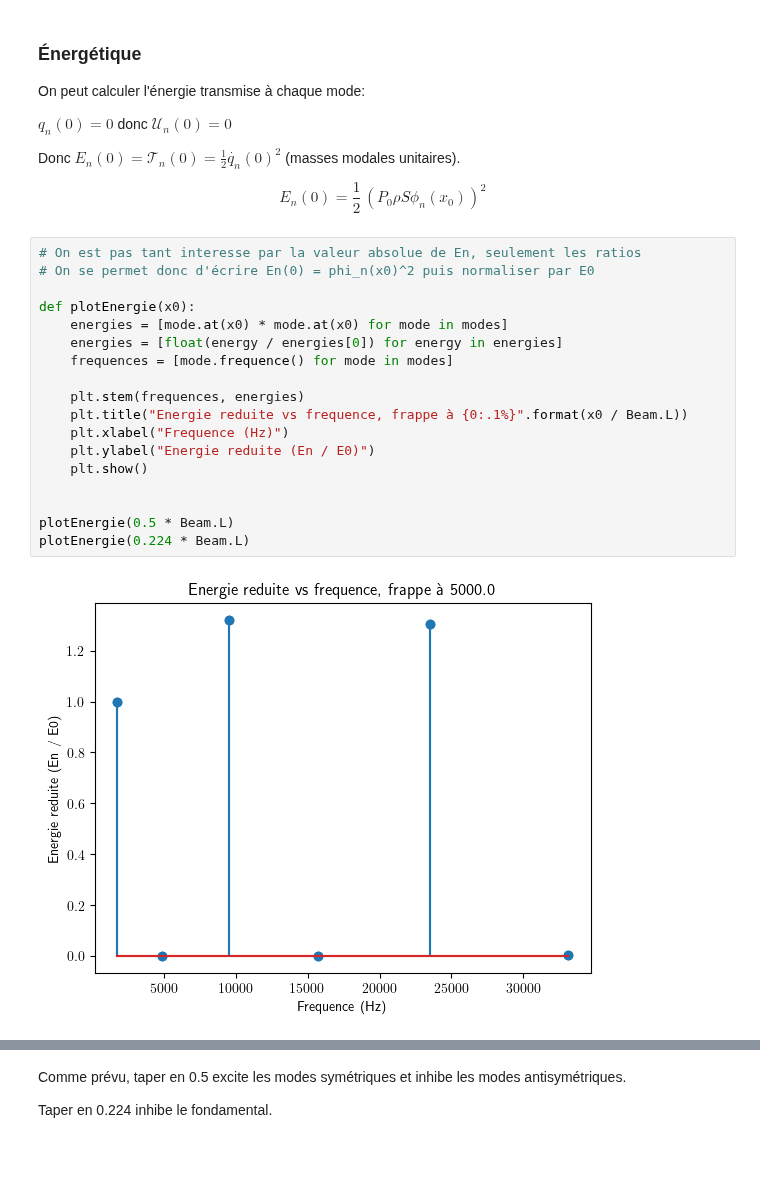
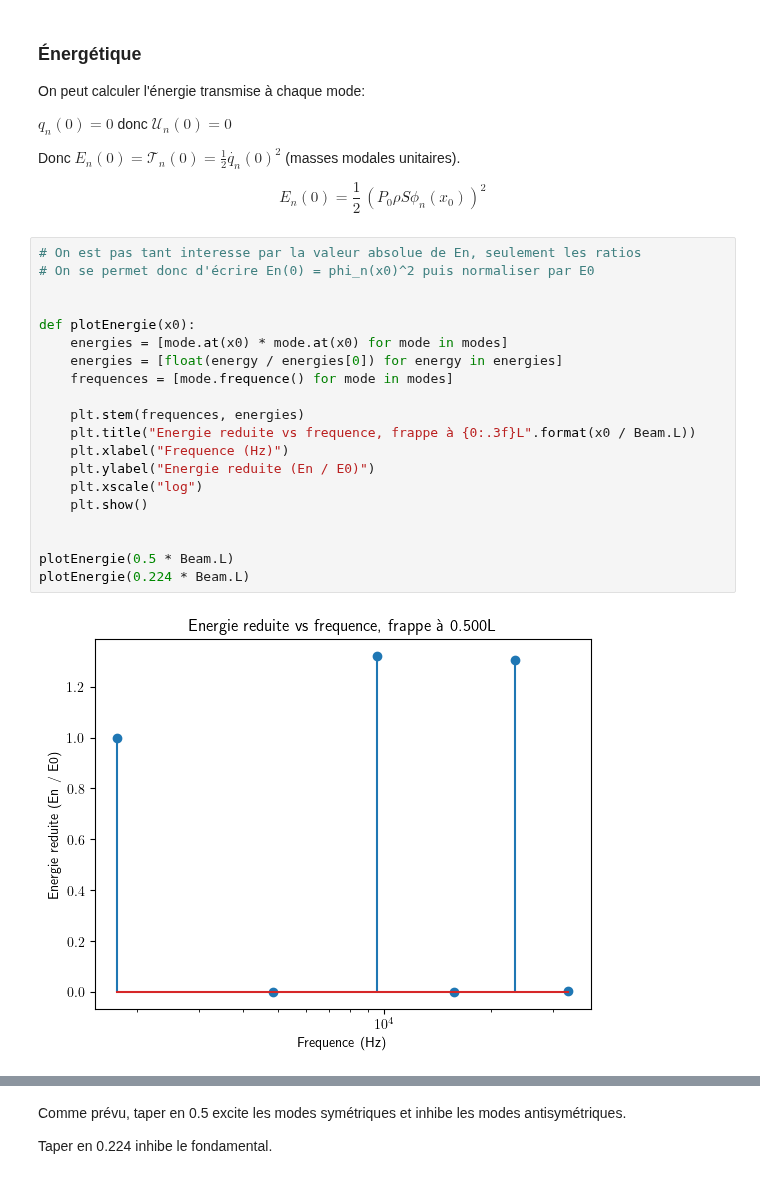
Before and after one commit to vincent-lafouasse/Glockenspiel_PhysicalModelling, a Jupyter notebook: percu1.ipynb, the cells around one changed output, grey strips where cells are left out. Saved outputs shown, nothing was run; the diff lists cells and outputs as text.

Commit message:
format

```diff
--- a/percu1.ipynb
+++ b/percu1.ipynb
@@ -644,20 +646,22 @@ $$
 # %%
 # On est pas tant interesse par la valeur absolue de En, seulement les ratios
 # On se permet donc d'écrire En(0) = phi_n(x0)^2 puis normaliser par E0
+
 
 def plotEnergie(x0):
     energies = [mode.at(x0) * mode.at(x0) for mode in modes]
     energies = [float(energy / energies[0]) for energy in energies]
     frequences = [mode.frequence() for mode in modes]
 
     plt.stem(frequences, energies)
-    plt.title("Energie reduite vs frequence, frappe à {0:.1%}".format(x0 / Beam.L))
+    plt.title("Energie reduite vs frequence, frappe à {0:.3f}L".format(x0 / Beam.L))
     plt.xlabel("Frequence (Hz)")
     plt.ylabel("Energie reduite (En / E0)")
+    plt.xscale("log")
     plt.show()
 
 
 plotEnergie(0.5 * Beam.L)
 plotEnergie(0.224 * Beam.L)
 # %% [output]
-[figure, old version]
+[figure, new version]
```
Also changed, not shown: parts of 4 cells of this notebook.
